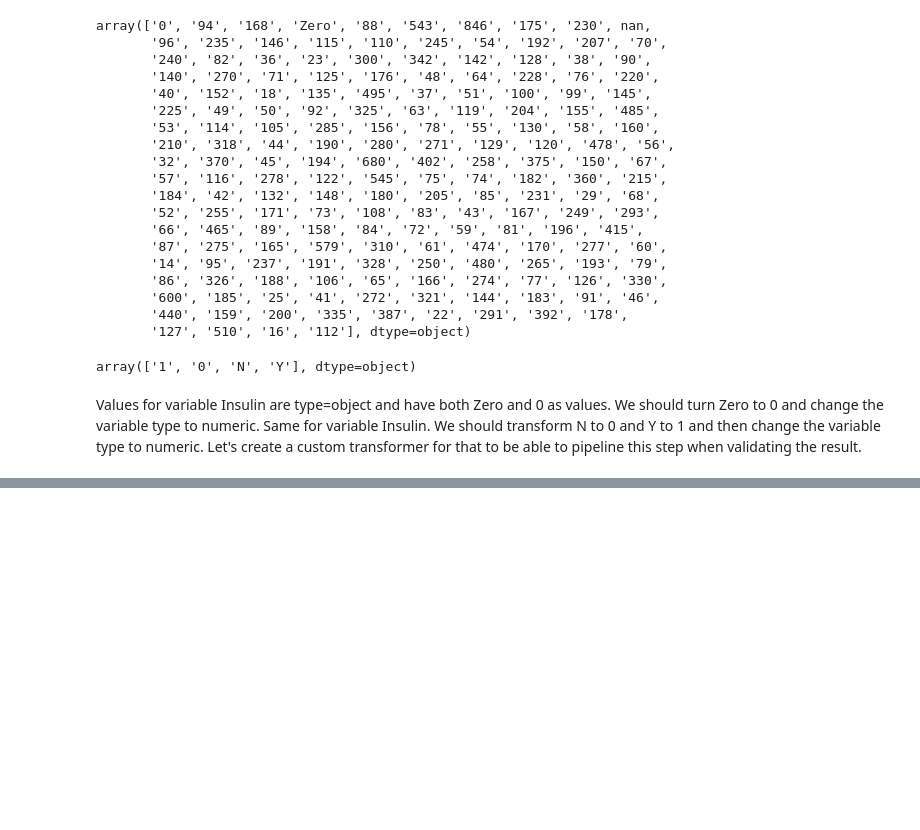
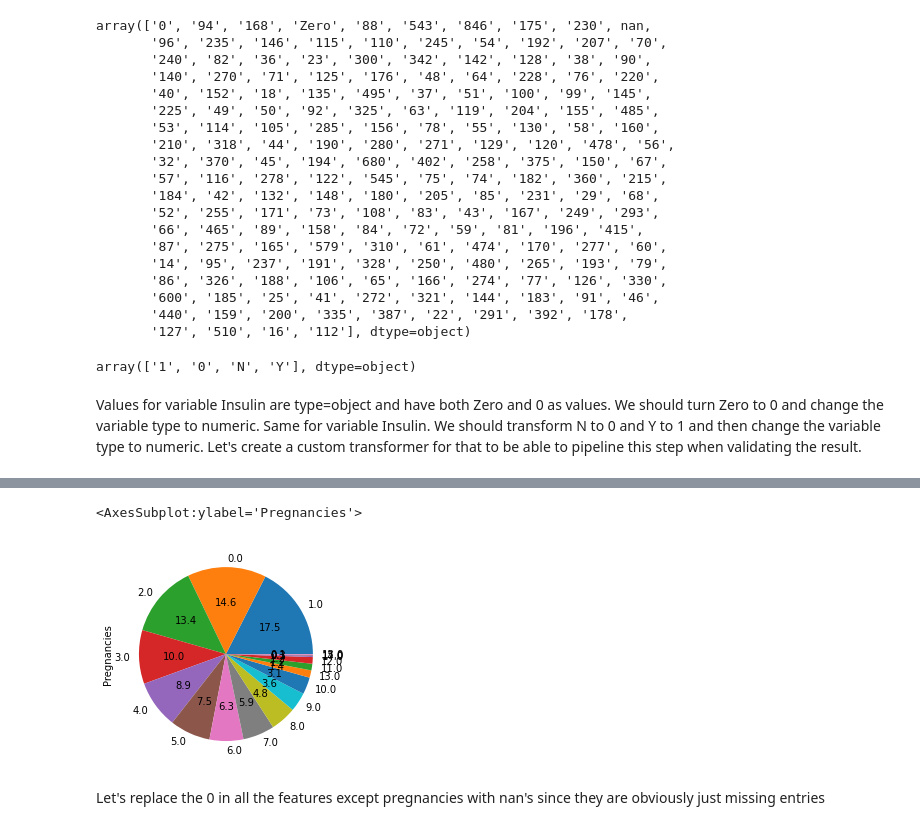
Before and after one commit to MariaEgrv/diabetes_prediction, a Jupyter notebook: diabetes_prediction.ipynb, the cells around one changed output, grey strips where cells are left out. Saved outputs shown, nothing was run; the diff lists cells and outputs as text; code cells hidden in the pictures; blank space fills up the shorter version.

```diff
--- a/diabetes_prediction.ipynb
+++ b/diabetes_prediction.ipynb
@@ -102,0 +99,7 @@ y = diabetes[diabetes_target]
+# %%
+diabetes["Pregnancies"].value_counts().plot.pie(autopct = "%.1f")
+# %% [output]
+<AxesSubplot:ylabel='Pregnancies'>
+[figure, added]
+# %% [markdown]
+Let's replace the 0 in all the features except pregnancies with nan's since they are obviously just missing entries
```
Also changed, not shown: parts of 45 cells of this notebook, 2 other files.
